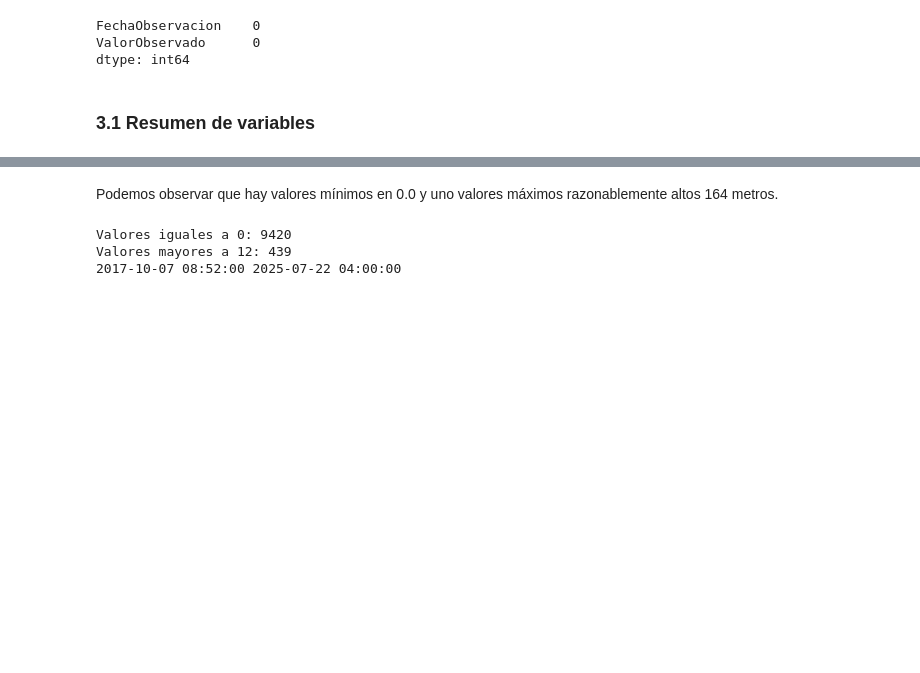
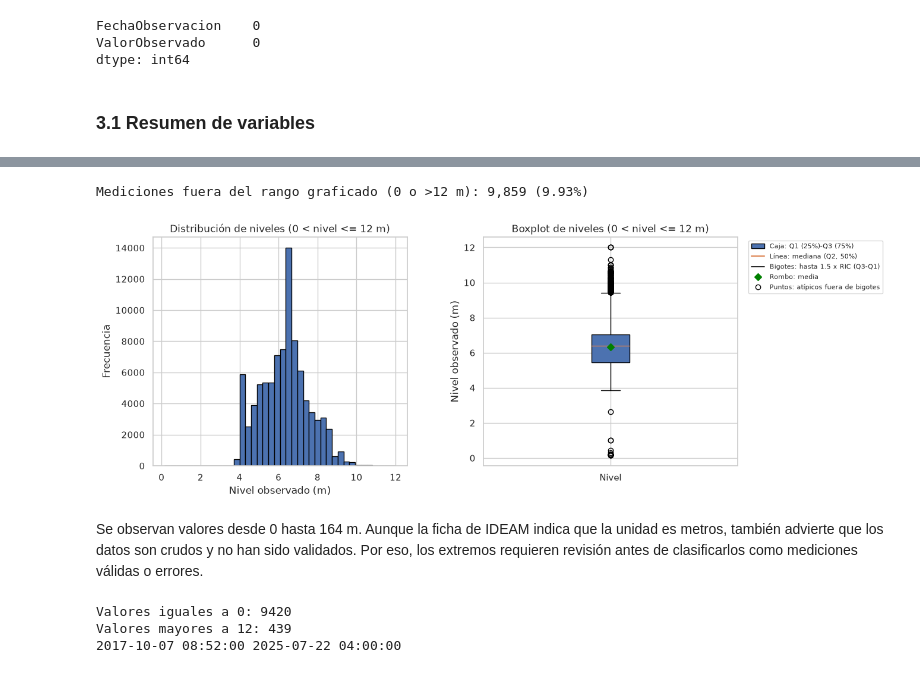
Before and after one commit to DannelBA/machine_learnig_rio_magdalena, a Jupyter notebook: prediccion_rio_magdalena.ipynb, the cells around one changed output, grey strips where cells are left out. Cells and saved outputs as stored; diff of their text form; code cells hidden in the pictures; blank space fills up the shorter version.

Commit message:
Preparar datos para modelado

```diff
--- a/prediccion_rio_magdalena.ipynb
+++ b/prediccion_rio_magdalena.ipynb
@@ -149,5 +163,46 @@ Resumen de variables:
+# %%
+from matplotlib.lines import Line2D
+from matplotlib.patches import Patch
+
+niveles = df_unico["ValorObservado"]
+niveles_en_rango = niveles[(niveles > 0) & (niveles <= 12)]
+fuera_de_rango = len(niveles) - len(niveles_en_rango)
+print(f"Mediciones fuera del rango graficado (0 o >12 m): {fuera_de_rango:,} ({fuera_de_rango / len(niveles):.2%})")
+
+fig, ejes = plt.subplots(1, 2, figsize=(16, 5))
+
+ejes[0].hist(niveles_en_rango, bins=40, edgecolor="black")
+ejes[0].set_title("Distribución de niveles (0 < nivel <= 12 m)")
+ejes[0].set_xlabel("Nivel observado (m)")
+ejes[0].set_ylabel("Frecuencia")
+
+ejes[1].boxplot(
+    niveles_en_rango,
+    orientation="vertical",
+    showmeans=True,
+    patch_artist=True,
+    meanprops={"marker": "D", "markerfacecolor": "green", "markeredgecolor": "green"},
+)
+ejes[1].set_title("Boxplot de niveles (0 < nivel <= 12 m)")
+ejes[1].set_ylabel("Nivel observado (m)")
+ejes[1].set_xticks([1], ["Nivel"])
+
+elementos_leyenda = [
+    Patch(facecolor="C0", edgecolor="black", label="Caja: Q1 (25%)-Q3 (75%)"),
+    Line2D([0], [0], color="C1", linewidth=1.5, label="Línea: mediana (Q2, 50%)"),
+    Line2D([0], [0], color="black", linewidth=1.2, label="Bigotes: hasta 1.5 x RIC (Q3-Q1)"),
+    Line2D([0], [0], marker="D", color="green", linestyle="None", label="Rombo: media"),
+    Line2D([0], [0], marker="o", markerfacecolor="white", markeredgecolor="black", linestyle="None", label="Puntos: atípicos fuera de bigotes"),
+]
+ejes[1].legend(handles=elementos_leyenda, loc="upper left", bbox_to_anchor=(1.03, 1), fontsize=8)
+
+fig.subplots_adjust(right=0.74, wspace=0.3)
+plt.show()
+# %% [output]
+Mediciones fuera del rango graficado (0 o >12 m): 9,859 (9.93%)
+[figure, added]
 # %% [markdown]
-Podemos observar que hay valores mínimos en 0.0 y uno valores máximos razonablemente altos 164 metros.
+Se observan valores desde 0 hasta 164 m. Aunque la ficha de IDEAM indica que la unidad es metros, también advierte que los datos son crudos y no han sido validados. Por eso, los extremos requieren revisión antes de clasificarlos como mediciones válidas o errores.
 # %%
 limite = 12
 
```
Also changed, not shown: parts of 10 cells of this notebook, 3 other files.
